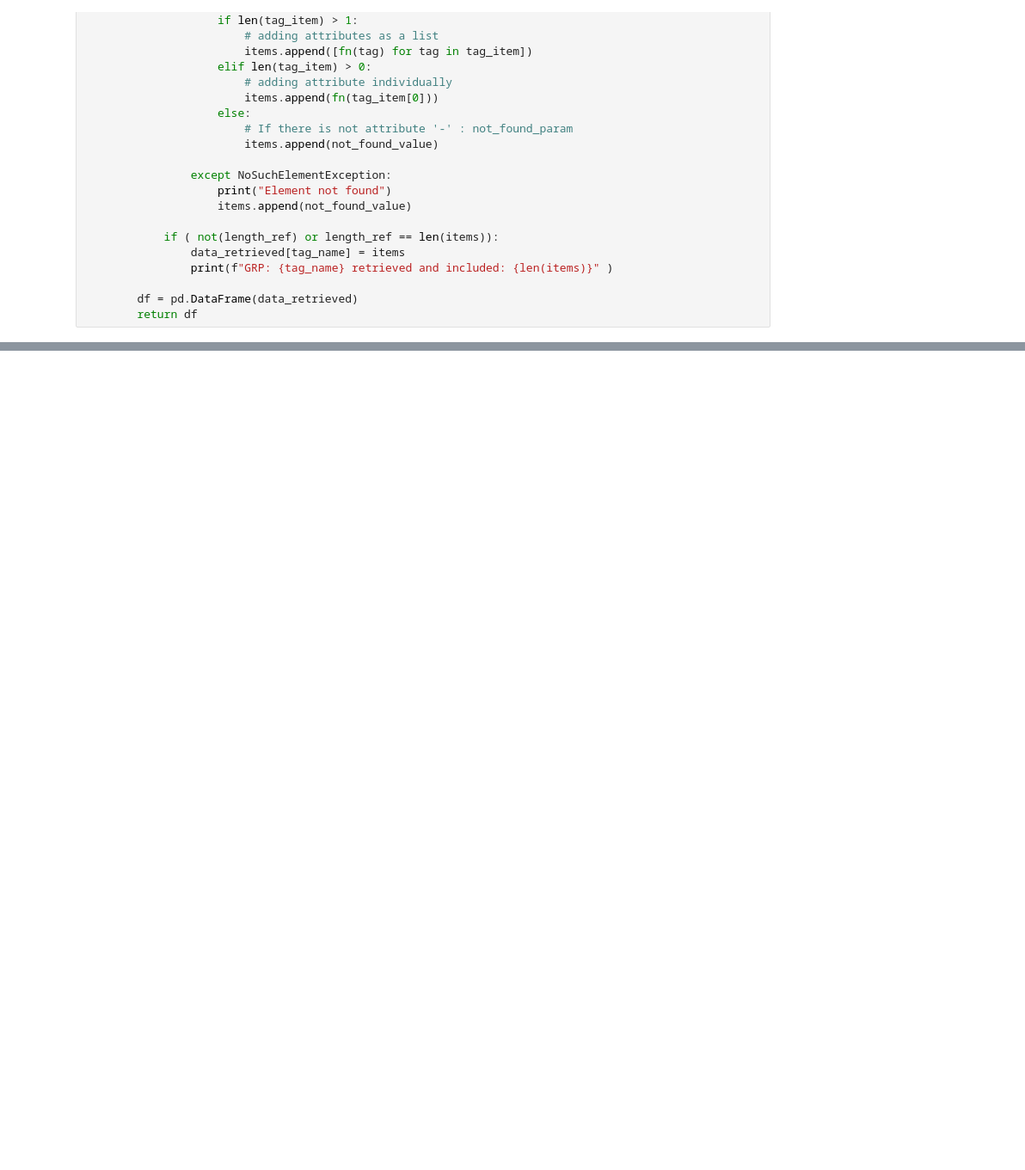
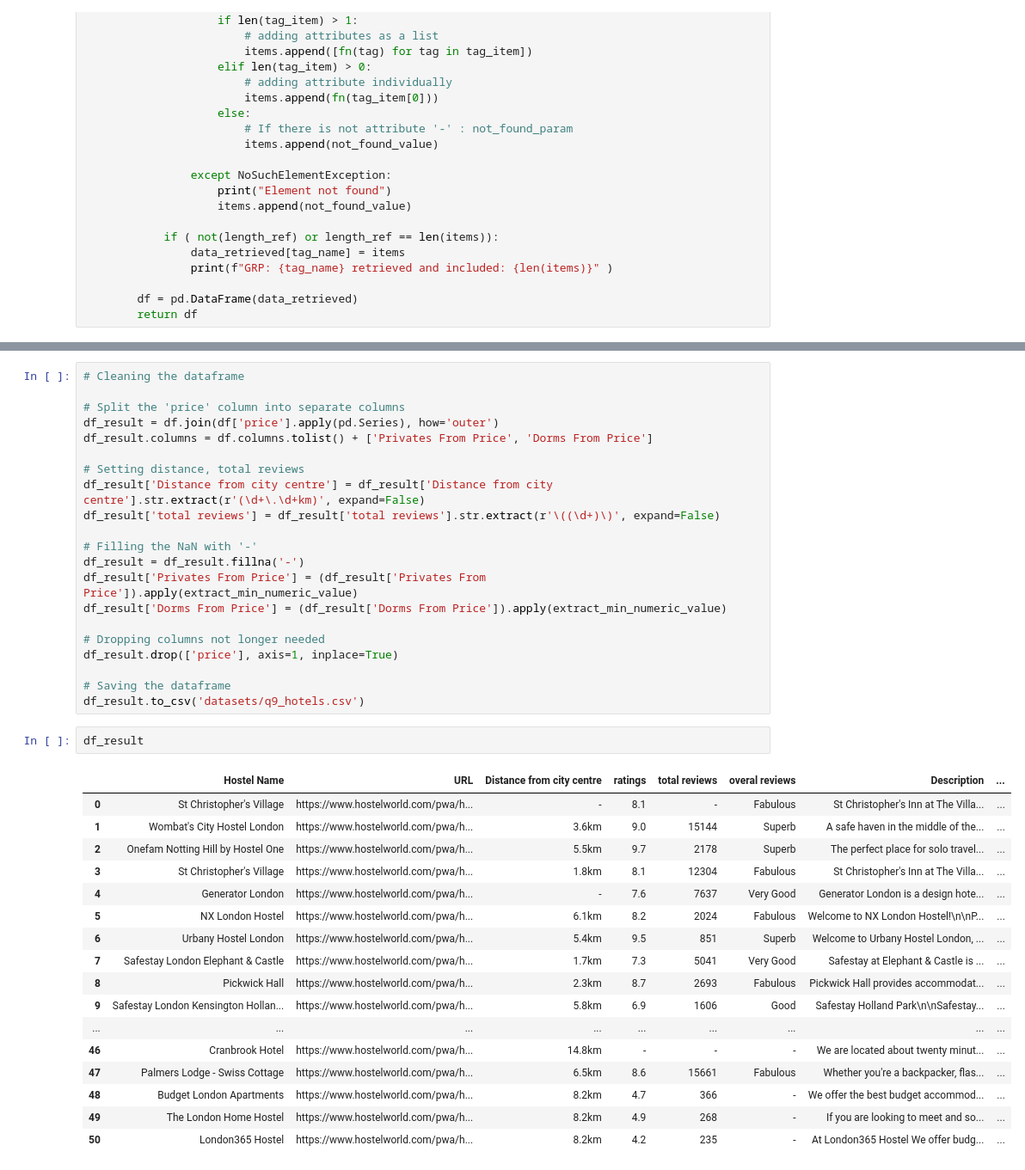
Before and after one commit to matiaga/Internship, a Jupyter notebook: WebScraping_A3/Web Scraping - Asignment 3.ipynb, the cells around one changed output, grey strips where cells are left out. Shown at 86% size. Cells and saved outputs as stored; diff of their text form; blank space fills up the shorter version.

```diff
--- a/WebScraping_A3/Web Scraping - Asignment 3.ipynb
+++ b/WebScraping_A3/Web Scraping - Asignment 3.ipynb
@@ -1177,0 +1265,41 @@ driver.quit()
+# %%
+# Cleaning the dataframe
+
+# Split the 'price' column into separate columns
+df_result = df.join(df['price'].apply(pd.Series), how='outer')
+df_result.columns = df.columns.tolist() + ['Privates From Price', 'Dorms From Price']
+
+# Setting distance, total reviews
+df_result['Distance from city centre'] = df_result['Distance from city centre'].str.extract(r'(\d+\.\d+km)', expand=False)
+df_result['total reviews'] = df_result['total reviews'].str.extract(r'\((\d+)\)', expand=False)
+
+# Filling the NaN with '-'
+df_result = df_result.fillna('-')
+df_result['Privates From Price'] = (df_result['Privates From Price']).apply(extract_min_numeric_value)
+df_result['Dorms From Price'] = (df_result['Dorms From Price']).apply(extract_min_numeric_value)
+
+# Dropping columns not longer needed
+df_result.drop(['price'], axis=1, inplace=True)
+
+# Saving the dataframe
+df_result.to_csv('datasets/q9_hotels.csv')
+# %%
+df_result
+# %% [output]
+|  | Hostel Name | URL | Distance from city centre | ratings | total reviews | overal reviews | Description | ... |
+| 0 | St Christopher's Village | https://www.hostelworld.com/pwa/h... | - | 8.1 | - | Fabulous | St Christopher's Inn at The Villa... | ... |
+| 1 | Wombat's City Hostel London | https://www.hostelworld.com/pwa/h... | 3.6km | 9.0 | 15144 | Superb | A safe haven in the middle of the... | ... |
+| 2 | Onefam Notting Hill by Hostel One | https://www.hostelworld.com/pwa/h... | 5.5km | 9.7 | 2178 | Superb | The perfect place for solo travel... | ... |
+| 3 | St Christopher's Village | https://www.hostelworld.com/pwa/h... | 1.8km | 8.1 | 12304 | Fabulous | St Christopher's Inn at The Villa... | ... |
+| 4 | Generator London | https://www.hostelworld.com/pwa/h... | - | 7.6 | 7637 | Very Good | Generator London is a design hote... | ... |
+| 5 | NX London Hostel | https://www.hostelworld.com/pwa/h... | 6.1km | 8.2 | 2024 | Fabulous | Welcome to NX London Hostel!\n\nP... | ... |
+| 6 | Urbany Hostel London | https://www.hostelworld.com/pwa/h... | 5.4km | 9.5 | 851 | Superb | Welcome to Urbany Hostel London, ... | ... |
+| 7 | Safestay London Elephant & Castle | https://www.hostelworld.com/pwa/h... | 1.7km | 7.3 | 5041 | Very Good | Safestay at Elephant & Castle is ... | ... |
+| 8 | Pickwick Hall | https://www.hostelworld.com/pwa/h... | 2.3km | 8.7 | 2693 | Fabulous | Pickwick Hall provides accommodat... | ... |
+| 9 | Safestay London Kensington Hollan... | https://www.hostelworld.com/pwa/h... | 5.8km | 6.9 | 1606 | Good | Safestay Holland Park\n\nSafestay... | ... |
+| ... | ... | ... | ... | ... | ... | ... | ... | ... |
+| 46 | Cranbrook Hotel | https://www.hostelworld.com/pwa/h... | 14.8km | - | - | - | We are located about twenty minut... | ... |
+| 47 | Palmers Lodge - Swiss Cottage | https://www.hostelworld.com/pwa/h... | 6.5km | 8.6 | 15661 | Fabulous | Whether you're a backpacker, flas... | ... |
+| 48 | Budget London Apartments | https://www.hostelworld.com/pwa/h... | 8.2km | 4.7 | 366 | - | We offer the best budget accommod... | ... |
+| 49 | The London Home Hostel | https://www.hostelworld.com/pwa/h... | 8.2km | 4.9 | 268 | - | If you are looking to meet and so... | ... |
+| 50 | London365 Hostel | https://www.hostelworld.com/pwa/h... | 8.2km | 4.2 | 235 | - | At London365 Hostel We offer budg... | ... |
```
Also changed, not shown: parts of 9 cells of this notebook, 2 other files.
